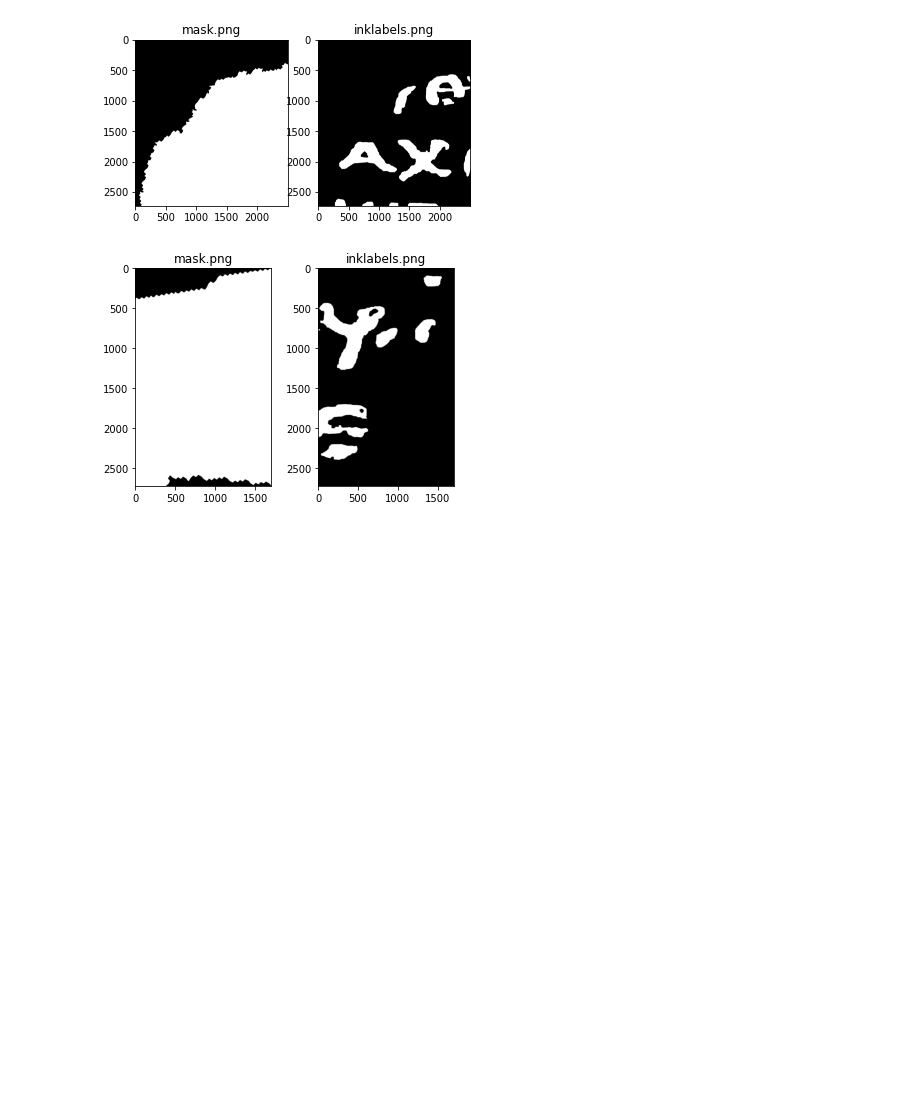
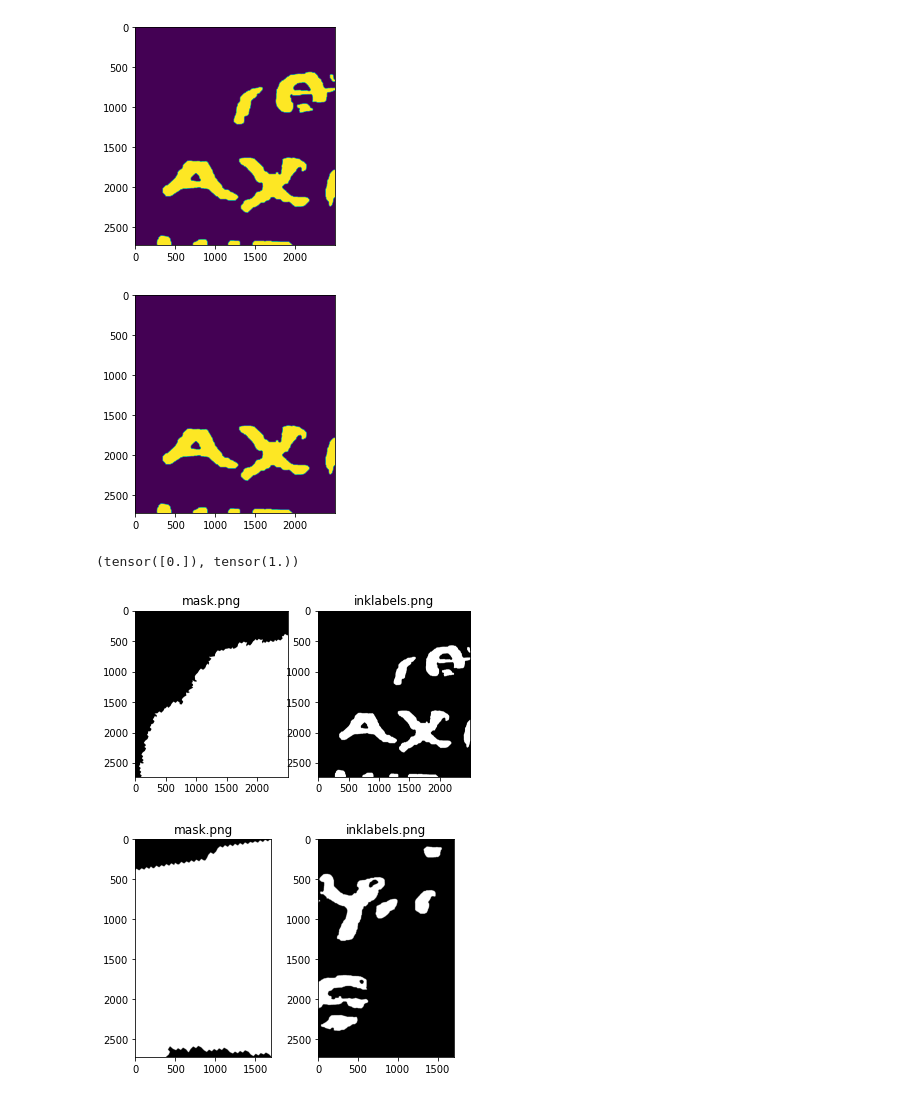
Before and after one commit to JavaZeroo/SwinUNETR, a Jupyter notebook: tools/data_explore.ipynb, the cells around one changed output. Cells and saved outputs as stored; diff of their text form; code cells hidden in the pictures; blank space fills up the shorter version.

```diff
--- a/tools/data_explore.ipynb
+++ b/tools/data_explore.ipynb
@@ -27 +25,34 @@ inklabels = DATA_ROOT / "inklabels_1.npy"
+# %%
+mask = DATA_ROOT / "mask_1.npy"
+inklabels = DATA_ROOT / "inklabels_1.npy"
+inklabels = np.load(inklabels)
+inklabels = torch.Tensor(inklabels)
+x, y = inklabels.shape
+inklabels_ori = inklabels.clone()
+inklabels[:int(x/2), :]=0
+plt.imshow(inklabels_ori)
+plt.show()
+plt.imshow(inklabels)
+plt.show()
+inklabels = inklabels.repeat(1, 1, 1, 1)
+inklabels_ori = inklabels_ori.repeat(1, 1, 1, 1)
+zero = torch.zeros_like(inklabels)
+# %% [output]
+[figure, added]
+[figure, added]
+# %%
+
+from monai.metrics import DiceMetric, MeanIoU
+from monai.utils.enums import MetricReduction
+miou_acc = MeanIoU(include_background=False, reduction=MetricReduction.MEAN, get_not_nans=True)
+dice_acc = DiceMetric(include_background=True, reduction=MetricReduction.MEAN, get_not_nans=False)
+
+acc_func = miou_acc
+acc_func.reset()
+acc_func(y_pred=zero, y=inklabels_ori)
+acc = acc_func.aggregate()
+# run_acc.update(acc.numpy(), n=not_nans.numpy())
+print(acc)
+# %% [output]
+(tensor([0.]), tensor(1.))
 # %%
```
Also changed, not shown: parts of 3 cells of this notebook, 7 other files.
